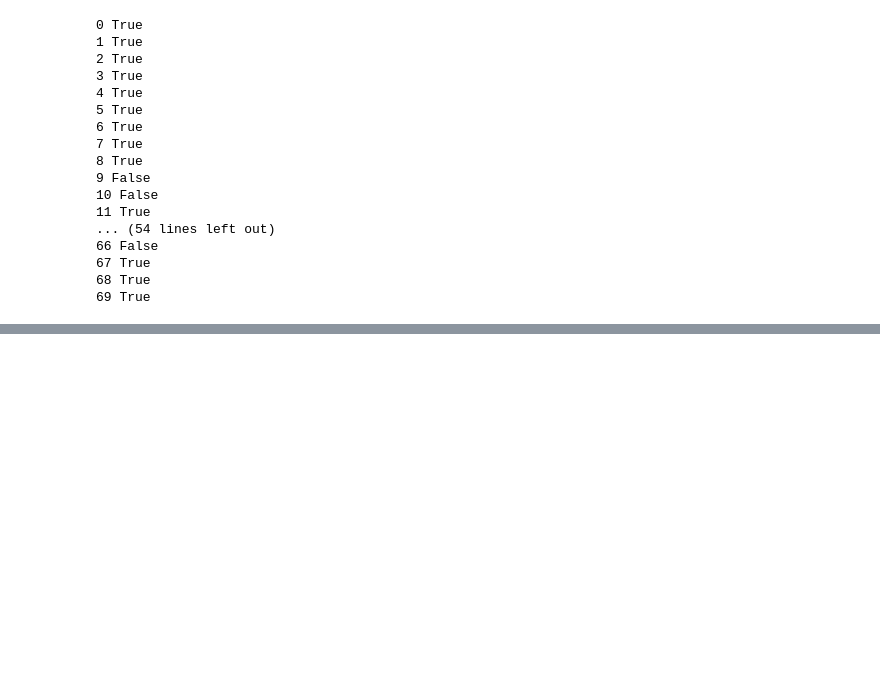
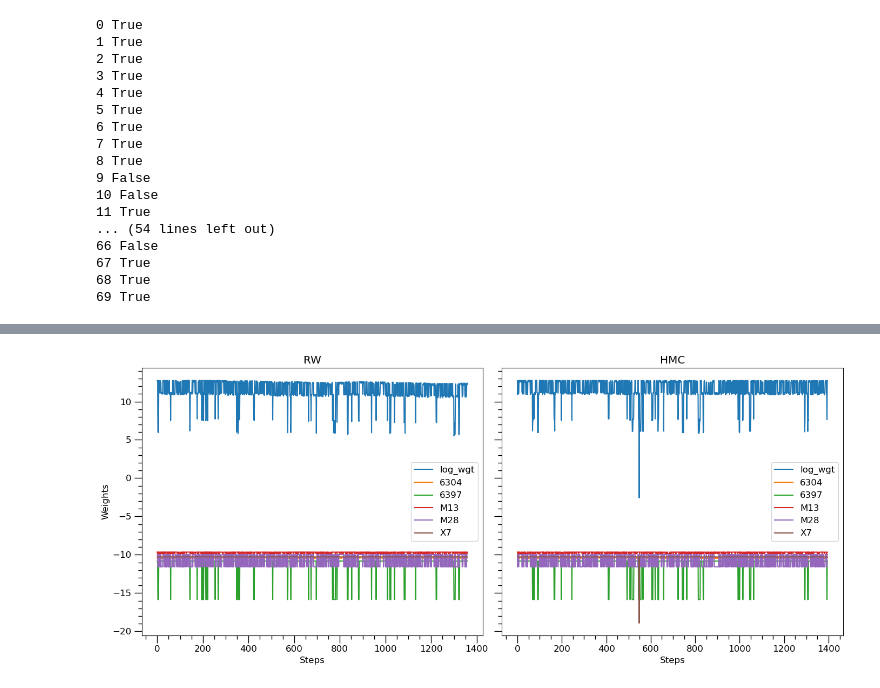
Before and after one commit to awsteiner/bamr, a Jupyter notebook: out/hmc.ipynb, the cells around one changed output, grey strips where cells are left out. Drawn from its saved outputs; the diff is of its cells as text; code cells hidden in the pictures; blank space fills up the shorter version.

```diff
--- a/out/hmc.ipynb
+++ b/out/hmc.ipynb
@@ -469,0 +473,50 @@ plt.show()
+# %%
+fig, ax = plt.subplots(1, 2, figsize=(14,6), sharey=True)
+ax[0].plot(log_wgt_rw,       label='log_wgt')
+#ax[0].plot(log_wgt_pop_rw,   label='pop')
+#ax[0].plot(prob_gw17_rw,     label='gw17')
+#ax[0].plot(prob_gw19_rw,     label='gw19')
+ax[0].plot(log_wgt_6304_rw,  label='6304')
+ax[0].plot(log_wgt_6397_rw,  label='6397')
+ax[0].plot(log_wgt_M13_rw,   label='M13')
+ax[0].plot(log_wgt_M28_rw,   label='M28')
+#ax[0].plot(log_wgt_M30_rw,   label='M30')
+#ax[0].plot(log_wgt_wCen_rw,  label='wCen')
+ax[0].plot(log_wgt_X7_rw,    label='X7')
+#ax[0].plot(log_wgt_1810b_rw, label='1810b')
+#ax[0].plot(log_wgt_1724b_rw, label='1724b')
+#ax[0].plot(log_wgt_1702_rw,  label='1702')
+#ax[0].plot(log_wgt_0030_rw,  label='0030')
+#ax[0].plot(log_wgt_0740_rw,  label='0740')
+
+ax[1].plot(log_wgt_hm,       label='log_wgt')
+#ax[1].plot(log_wgt_pop_hm,   label='pop')
+#ax[1].plot(prob_gw17_hm,     label='gw17')
+#ax[1].plot(prob_gw19_hm,     label='gw19')
+ax[1].plot(log_wgt_6304_hm,  label='6304')
+ax[1].plot(log_wgt_6397_hm,  label='6397')
+ax[1].plot(log_wgt_M13_hm,   label='M13')
+ax[1].plot(log_wgt_M28_hm,   label='M28')
+#ax[1].plot(log_wgt_M30_hm,   label='M30')
+#ax[1].plot(log_wgt_wCen_hm,  label='wCen')
+ax[1].plot(log_wgt_X7_hm,    label='X7')
+#ax[1].plot(log_wgt_1810b_hm, label='1810b')
+#ax[1].plot(log_wgt_1724b_hm, label='1724b')
+#ax[1].plot(log_wgt_1702_hm,  label='1702')
+#ax[1].plot(log_wgt_0030_hm,  label='0030')
+#ax[1].plot(log_wgt_0740_hm,  label='0740')
+
+ax[0].set_xlabel('Steps')
+ax[0].set_ylabel('Weights')
+ax[1].set_xlabel('Steps')
+ax[0].set_title('RW')
+ax[1].set_title('HMC')
+fig.tight_layout()
+for i in range(2):
+	ax[i].minorticks_on()
+	ax[i].tick_params('both', length=10, width=1, which='major')
+	ax[i].tick_params('both', length=5,  width=1, which='minor')
+	ax[i].legend()
+plt.show()
+# %% [output]
+[figure, added]
```
Also changed, not shown: parts of 2 cells of this notebook, 2 other files.
